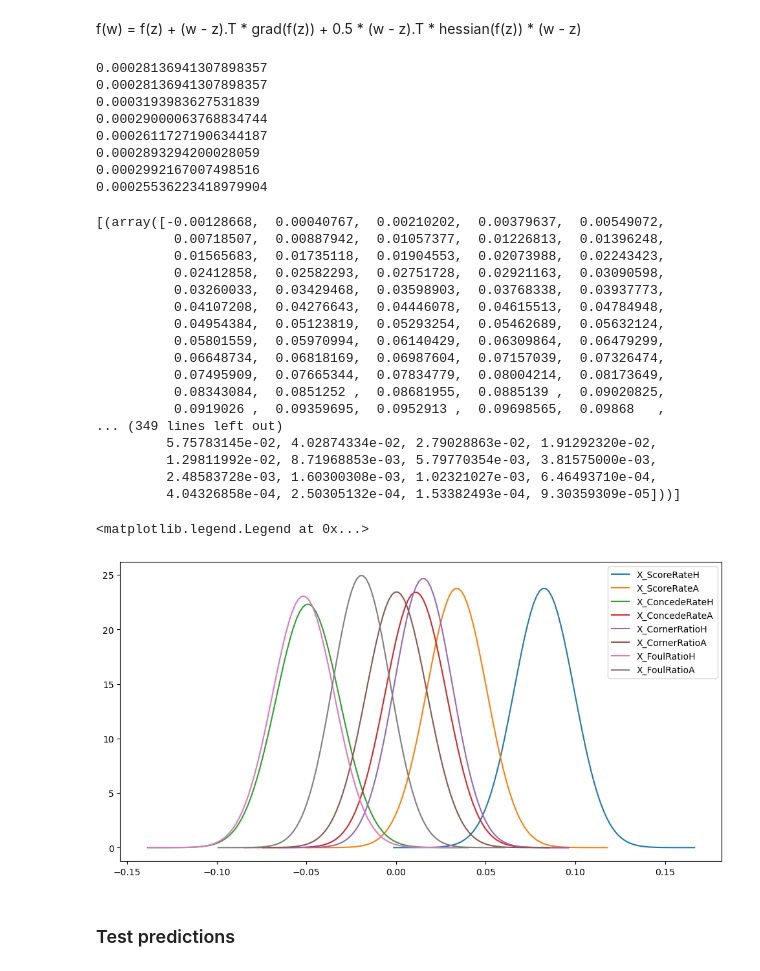
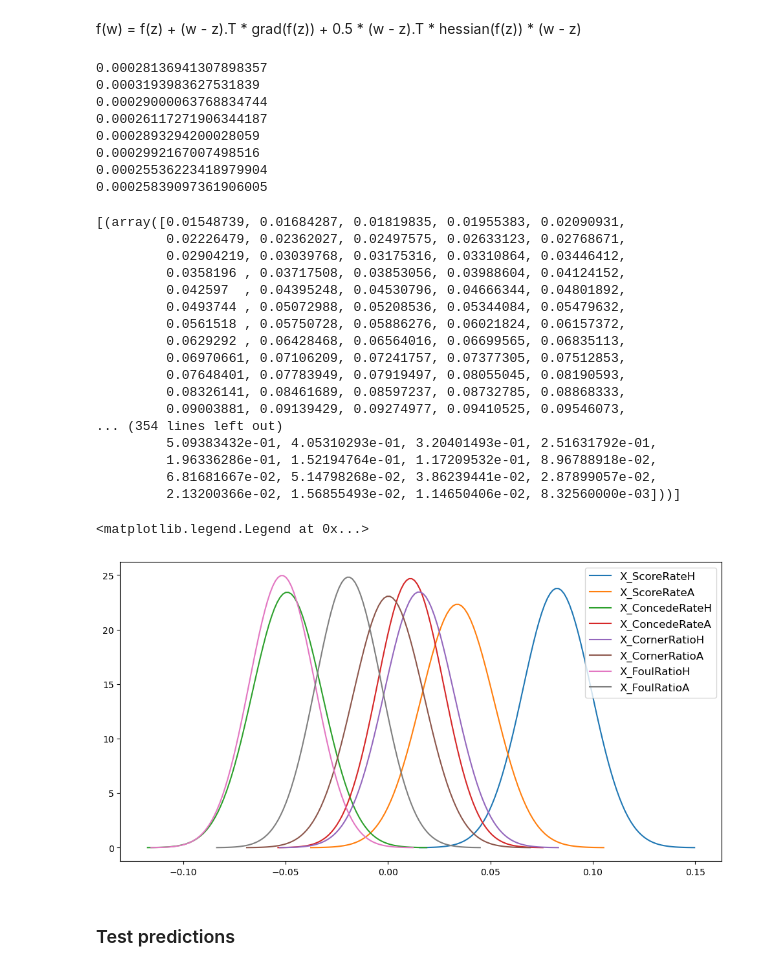
Before and after one commit to strojanski/ML-DS-I, a Jupyter notebook: hw6 - bayes/main.ipynb, the cells around one changed output. Cells and saved outputs as stored; diff of their text form; code cells hidden in the pictures.

```diff
--- a/hw6 - bayes/main.ipynb
+++ b/hw6 - bayes/main.ipynb
@@ -262,13 +262,12 @@ for i, mbeta in enumerate(mean_beta):
     print(S[i, i])
     sd = np.sqrt(S[i, i])
 
-    x_range = 5 * sd    # Range for plotting - get all values within 5 standard deviations
+    x_range = 4 * sd    # Range for plotting - get all values within 5 standard deviations - 4 for visualization
     x_val = np.linspace(mbeta - x_range, mbeta + x_range, 100)
     pdf = (1 / (sd * np.sqrt(2 * np.pi))) * np.exp(-0.5 * ((x_val - mbeta) / sd) ** 2)  # Normal pdf
 
     betas_final.append((x_val, pdf))
 # %% [output]
-0.00028136941307898357
 0.00028136941307898357
 0.0003193983627531839
 0.00029000063768834744
@@ -276,37 +275,38 @@ for i, mbeta in enumerate(mean_beta):
 0.0002893294200028059
 0.0002992167007498516
 0.00025536223418979904
+0.00025839097361906005
 # %%
 betas_final
 # %% [output]
-[(array([-0.00128668,  0.00040767,  0.00210202,  0.00379637,  0.00549072,
-          0.00718507,  0.00887942,  0.01057377,  0.01226813,  0.01396248,
-          0.01565683,  0.01735118,  0.01904553,  0.02073988,  0.02243423,
-          0.02412858,  0.02582293,  0.02751728,  0.02921163,  0.03090598,
-          0.03260033,  0.03429468,  0.03598903,  0.03768338,  0.03937773,
-          0.04107208,  0.04276643,  0.04446078,  0.04615513,  0.04784948,
-          0.04954384,  0.05123819,  0.05293254,  0.05462689,  0.05632124,
-          0.05801559,  0.05970994,  0.06140429,  0.06309864,  0.06479299,
-          0.06648734,  0.06818169,  0.06987604,  0.07157039,  0.07326474,
-          0.07495909,  0.07665344,  0.07834779,  0.08004214,  0.08173649,
-          0.08343084,  0.0851252 ,  0.08681955,  0.0885139 ,  0.09020825,
-          0.0919026 ,  0.09359695,  0.0952913 ,  0.09698565,  0.09868   ,
-... (349 lines left out)
-         5.75783145e-02, 4.02874334e-02, 2.79028863e-02, 1.91292320e-02,
-         1.29811992e-02, 8.71968853e-03, 5.79770354e-03, 3.81575000e-03,
-         2.48583728e-03, 1.60300308e-03, 1.02321027e-03, 6.46493710e-04,
-         4.04326858e-04, 2.50305132e-04, 1.53382493e-04, 9.30359309e-05]))]
+[(array([0.01548739, 0.01684287, 0.01819835, 0.01955383, 0.02090931,
+         0.02226479, 0.02362027, 0.02497575, 0.02633123, 0.02768671,
+         0.02904219, 0.03039768, 0.03175316, 0.03310864, 0.03446412,
+         0.0358196 , 0.03717508, 0.03853056, 0.03988604, 0.04124152,
+         0.042597  , 0.04395248, 0.04530796, 0.04666344, 0.04801892,
+         0.0493744 , 0.05072988, 0.05208536, 0.05344084, 0.05479632,
+         0.0561518 , 0.05750728, 0.05886276, 0.06021824, 0.06157372,
+         0.0629292 , 0.06428468, 0.06564016, 0.06699565, 0.06835113,
+         0.06970661, 0.07106209, 0.07241757, 0.07377305, 0.07512853,
+         0.07648401, 0.07783949, 0.07919497, 0.08055045, 0.08190593,
+         0.08326141, 0.08461689, 0.08597237, 0.08732785, 0.08868333,
+         0.09003881, 0.09139429, 0.09274977, 0.09410525, 0.09546073,
+... (354 lines left out)
+         5.09383432e-01, 4.05310293e-01, 3.20401493e-01, 2.51631792e-01,
+         1.96336286e-01, 1.52194764e-01, 1.17209532e-01, 8.96788918e-02,
+         6.81681667e-02, 5.14798268e-02, 3.86239441e-02, 2.87899057e-02,
+         2.13200366e-02, 1.56855493e-02, 1.14650406e-02, 8.32560000e-03]))]
 # %%
 import matplotlib.pyplot as plt
 
 plt.figure(figsize=(12, 6))
 
 for i, (x_val, pdf) in enumerate(betas_final):
     plt.plot(x_val, pdf, label=f"{names[i]}")
-plt.legend()
+plt.legend(fontsize=12)
 # %% [output]
 <matplotlib.legend.Legend at 0x...>
-[figure, old version]
+[figure, new version]
 # %% [markdown]
 ### Test predictions
 # %%
```
Also changed, not shown: parts of 5 cells of this notebook, 2 other files.
